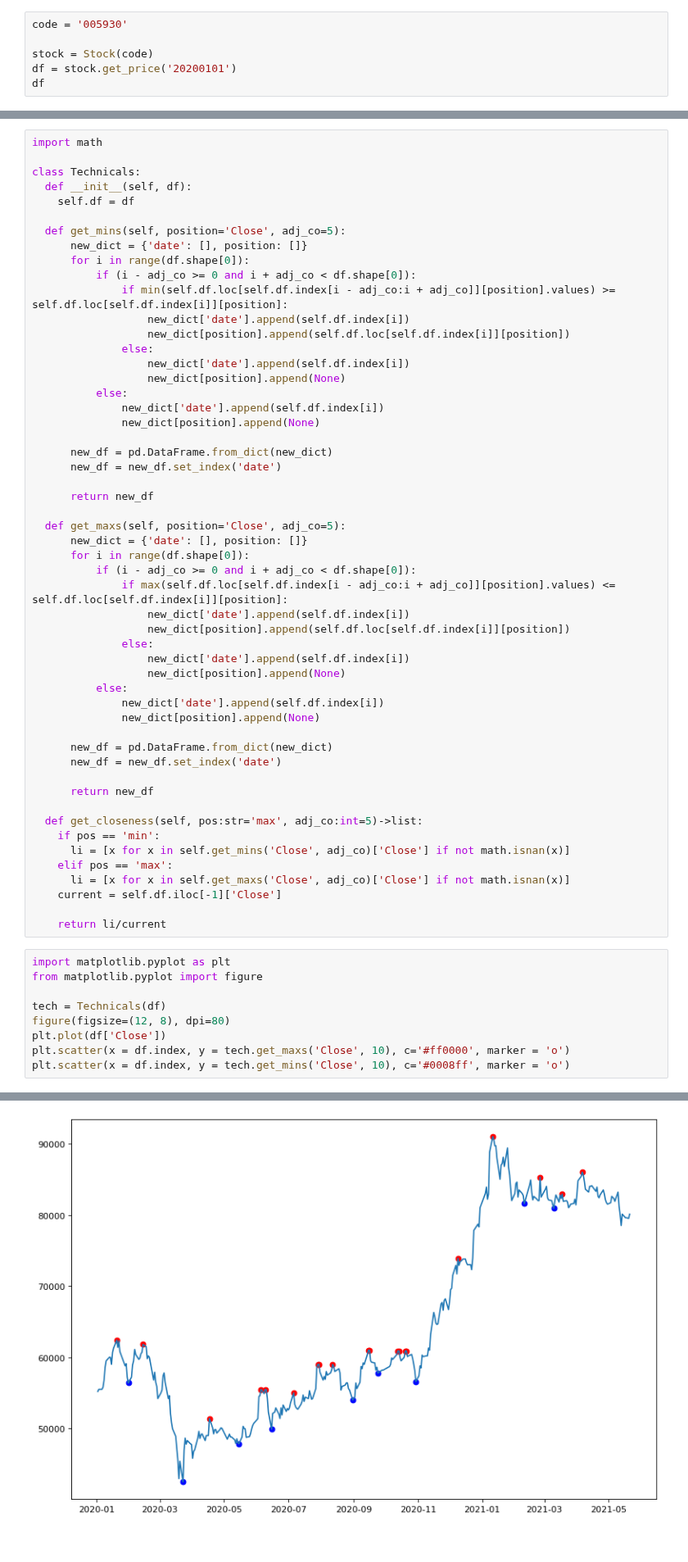
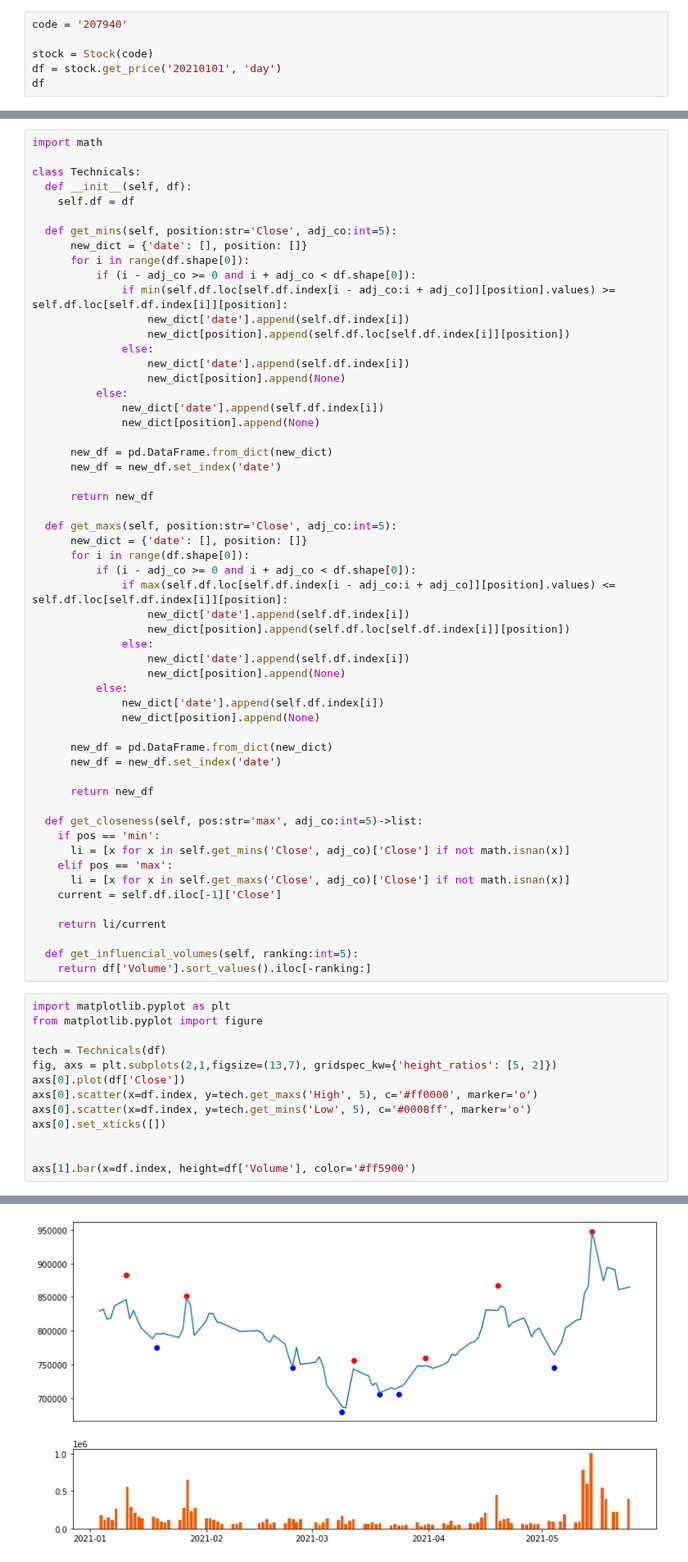
Before and after one commit to yeonghun00/stock-notes, a Jupyter notebook: techincals.ipynb, the cells around one changed output, grey strips where cells are left out. Shown at 82% size. Saved outputs shown, nothing was run; the diff lists cells and outputs as text.

```diff
--- a/techincals.ipynb
+++ b/techincals.ipynb
@@ -62,10 +62,10 @@ class Stock:
     df = df.set_index([pd.Index(index)])
     return df
 # %%
-code = '005930'
+code = '207940'
 
 stock = Stock(code)
-df = stock.get_price('20200101')
+df = stock.get_price('20210101', 'day')
 df
 # %% [output]
 |  | Open | High | Low | Close | Volume |
@@ -89,7 +89,7 @@ class Technicals:
   def __init__(self, df):
     self.df = df
 
-  def get_mins(self, position='Close', adj_co=5):
+  def get_mins(self, position:str='Close', adj_co:int=5):
       new_dict = {'date': [], position: []}
       for i in range(df.shape[0]):
           if (i - adj_co >= 0 and i + adj_co < df.shape[0]):
@@ -108,7 +108,7 @@ class Technicals:
 
       return new_df
 
-  def get_maxs(self, position='Close', adj_co=5):
+  def get_maxs(self, position:str='Close', adj_co:int=5):
       new_dict = {'date': [], position: []}
       for i in range(df.shape[0]):
           if (i - adj_co >= 0 and i + adj_co < df.shape[0]):
@@ -135,13 +135,20 @@ class Technicals:
     current = self.df.iloc[-1]['Close']
 
     return li/current
+
+  def get_influencial_volumes(self, ranking:int=5):
+    return df['Volume'].sort_values().iloc[-ranking:]
 # %%
 import matplotlib.pyplot as plt
 from matplotlib.pyplot import figure
 
 tech = Technicals(df)
-figure(figsize=(12, 8), dpi=80)
-plt.plot(df['Close'])
-plt.scatter(x = df.index, y = tech.get_maxs('Close', 10), c='#ff0000', marker = 'o')
-plt.scatter(x = df.index, y = tech.get_mins('Close', 10), c='#0008ff', marker = 'o')
+fig, axs = plt.subplots(2,1,figsize=(13,7), gridspec_kw={'height_ratios': [5, 2]})
+axs[0].plot(df['Close'])
+axs[0].scatter(x=df.index, y=tech.get_maxs('High', 5), c='#ff0000', marker='o')
+axs[0].scatter(x=df.index, y=tech.get_mins('Low', 5), c='#0008ff', marker='o')
+axs[0].set_xticks([])
+
+
+axs[1].bar(x=df.index, height=df['Volume'], color='#ff5900')
 # %% [output]
@@ -149,2 +156,2 @@ plt.scatter(x = df.index, y = tech.get_mins('Close', 10), c='#0008ff', marker =
-[figure, old version]
+[figure, new version]
 # %%
```
Also changed, not shown: parts of 3 cells of this notebook.
